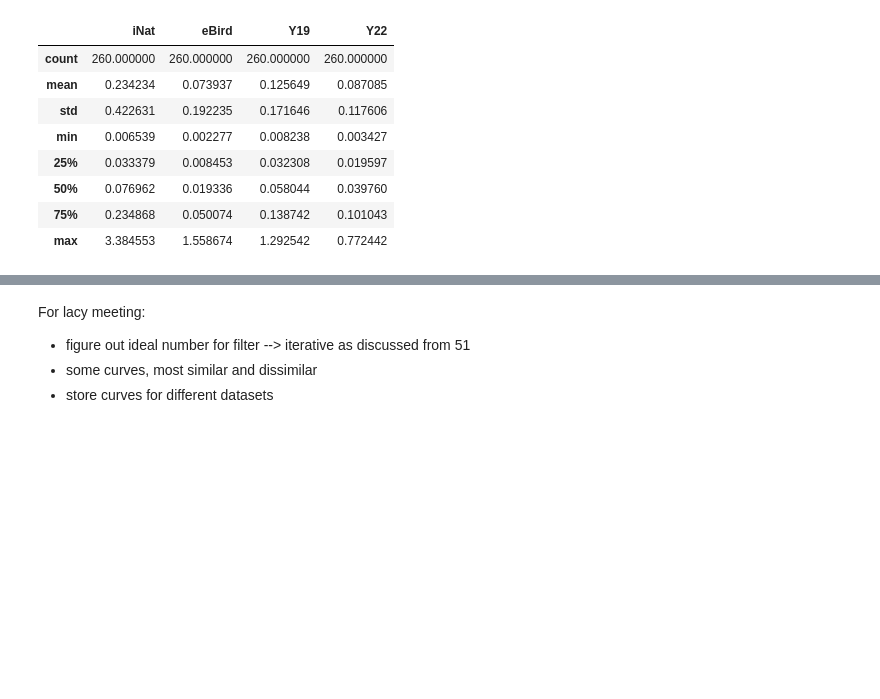
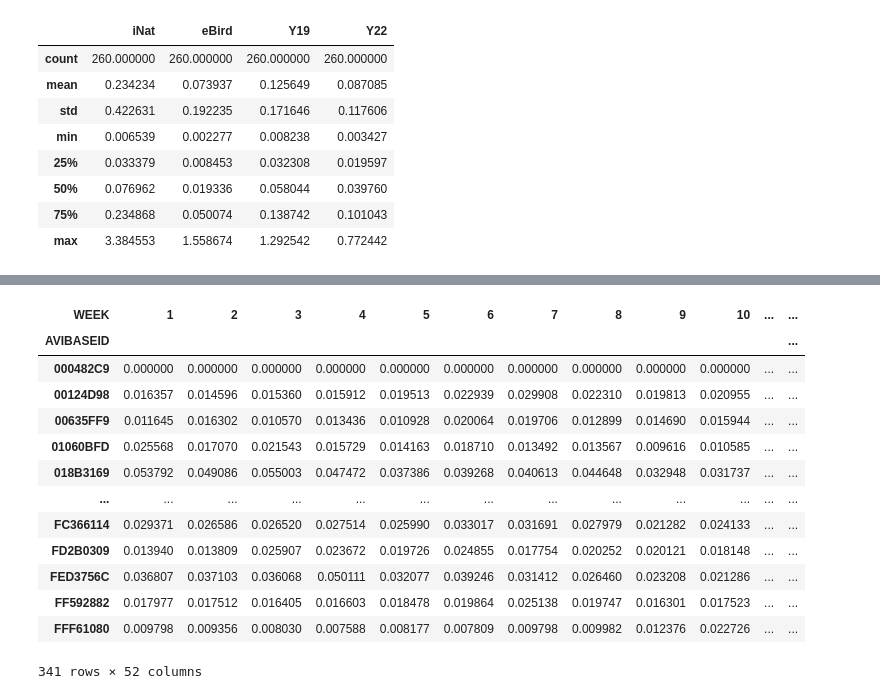
Before and after one commit to devendragovil/explorations_func_data, a Jupyter notebook: notebook_meeting/basic_EDA5_reproduced.ipynb, the cells around one changed output, grey strips where cells are left out. Saved outputs shown, nothing was run; the diff lists cells and outputs as text; code cells hidden in the pictures; blank space fills up the shorter version.

```diff
--- a/notebook_meeting/basic_EDA5_reproduced.ipynb
+++ b/notebook_meeting/basic_EDA5_reproduced.ipynb
@@ -904,6 +906,18 @@ df_all_kl_divs.sort_values(by='Y22', ascending=False)
 260 rows × 5 columns
-# %% [markdown]
-For lacy meeting:
-- figure out ideal number for filter --> iterative as discussed from 51
-- some curves, most similar and dissimilar
-- store curves for different datasets
+# %%
+eBird_curves_discrete_22
+# %% [output]
+| WEEK | 1 | 2 | 3 | 4 | 5 | 6 | 7 | 8 | 9 | 10 | ... | ... |
+| AVIBASEID |  |  |  |  |  |  |  |  |  |  |  | ... |
+| 000482C9 | 0.000000 | 0.000000 | 0.000000 | 0.000000 | 0.000000 | 0.000000 | 0.000000 | 0.000000 | 0.000000 | 0.000000 | ... | ... |
+| 00124D98 | 0.016357 | 0.014596 | 0.015360 | 0.015912 | 0.019513 | 0.022939 | 0.029908 | 0.022310 | 0.019813 | 0.020955 | ... | ... |
+| 00635FF9 | 0.011645 | 0.016302 | 0.010570 | 0.013436 | 0.010928 | 0.020064 | 0.019706 | 0.012899 | 0.014690 | 0.015944 | ... | ... |
+| 01060BFD | 0.025568 | 0.017070 | 0.021543 | 0.015729 | 0.014163 | 0.018710 | 0.013492 | 0.013567 | 0.009616 | 0.010585 | ... | ... |
+| 018B3169 | 0.053792 | 0.049086 | 0.055003 | 0.047472 | 0.037386 | 0.039268 | 0.040613 | 0.044648 | 0.032948 | 0.031737 | ... | ... |
+| ... | ... | ... | ... | ... | ... | ... | ... | ... | ... | ... | ... | ... |
+| FC366114 | 0.029371 | 0.026586 | 0.026520 | 0.027514 | 0.025990 | 0.033017 | 0.031691 | 0.027979 | 0.021282 | 0.024133 | ... | ... |
+| FD2B0309 | 0.013940 | 0.013809 | 0.025907 | 0.023672 | 0.019726 | 0.024855 | 0.017754 | 0.020252 | 0.020121 | 0.018148 | ... | ... |
+| FED3756C | 0.036807 | 0.037103 | 0.036068 | 0.050111 | 0.032077 | 0.039246 | 0.031412 | 0.026460 | 0.023208 | 0.021286 | ... | ... |
+| FF592882 | 0.017977 | 0.017512 | 0.016405 | 0.016603 | 0.018478 | 0.019864 | 0.025138 | 0.019747 | 0.016301 | 0.017523 | ... | ... |
+| FFF61080 | 0.009798 | 0.009356 | 0.008030 | 0.007588 | 0.008177 | 0.007809 | 0.009798 | 0.009982 | 0.012376 | 0.022726 | ... | ... |
+341 rows × 52 columns
```
Also changed, not shown: parts of 30 cells of this notebook, 4 other files.
